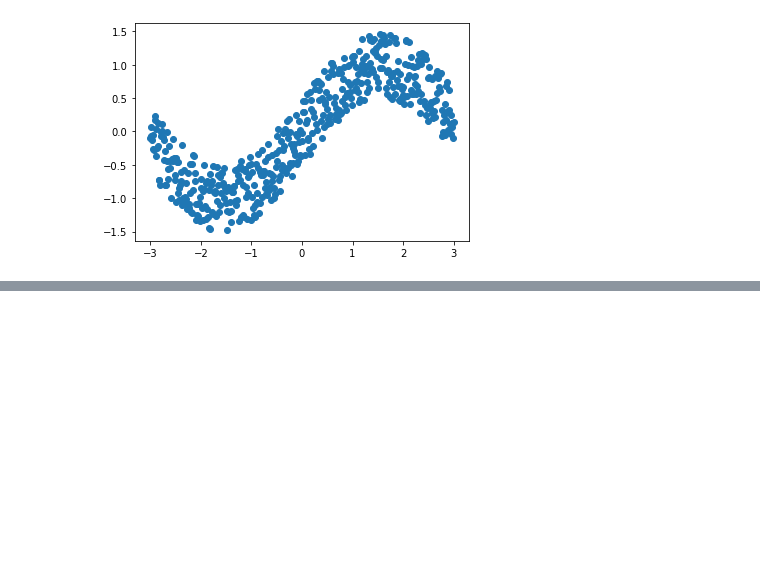
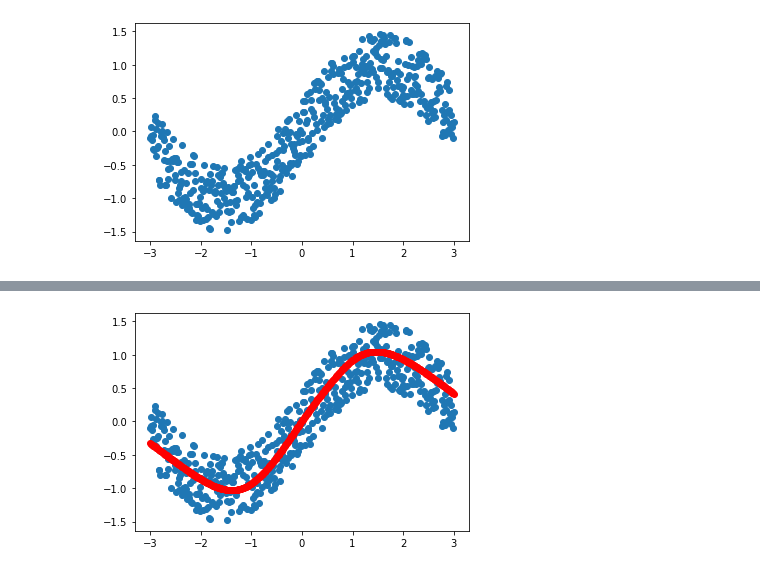
Before and after one commit to aaronspindler/SelfDrivingCar, a Jupyter notebook: polynomial-regression/polynomial-regression.ipynb, the cells around one changed output, grey strips where cells are left out. Saved outputs shown, nothing was run; the diff lists cells and outputs as text; code cells hidden in the pictures; blank space fills up the shorter version.

```diff
--- a/polynomial-regression/polynomial-regression.ipynb
+++ b/polynomial-regression/polynomial-regression.ipynb
@@ -16,4 +15,10 @@ plt.scatter(X, y)
 [figure]
 # %%
 model = Sequential()
-model.add(Dense(50, input_dim=1))
+model.add(Dense(50, input_dim=1, activation='sigmoid'))
+model.add(Dense(30, activation='sigmoid'))
+model.add(Dense(1))
+# %%
+adam = Adam(lr=0.01)
+model.compile(loss='mse', optimizer=adam)
+history = model.fit(X, y, epochs=50)
@@ -19,0 +43,7 @@ model.add(Dense(50, input_dim=1))
+# %%
+predictions = model.predict(X)
+plt.scatter(X, y)
+plt.plot(X, predictions, 'ro')
+plt.show()
+# %% [output]
+[figure, added]
```
Also changed, not shown: parts of 2 cells of this notebook.
